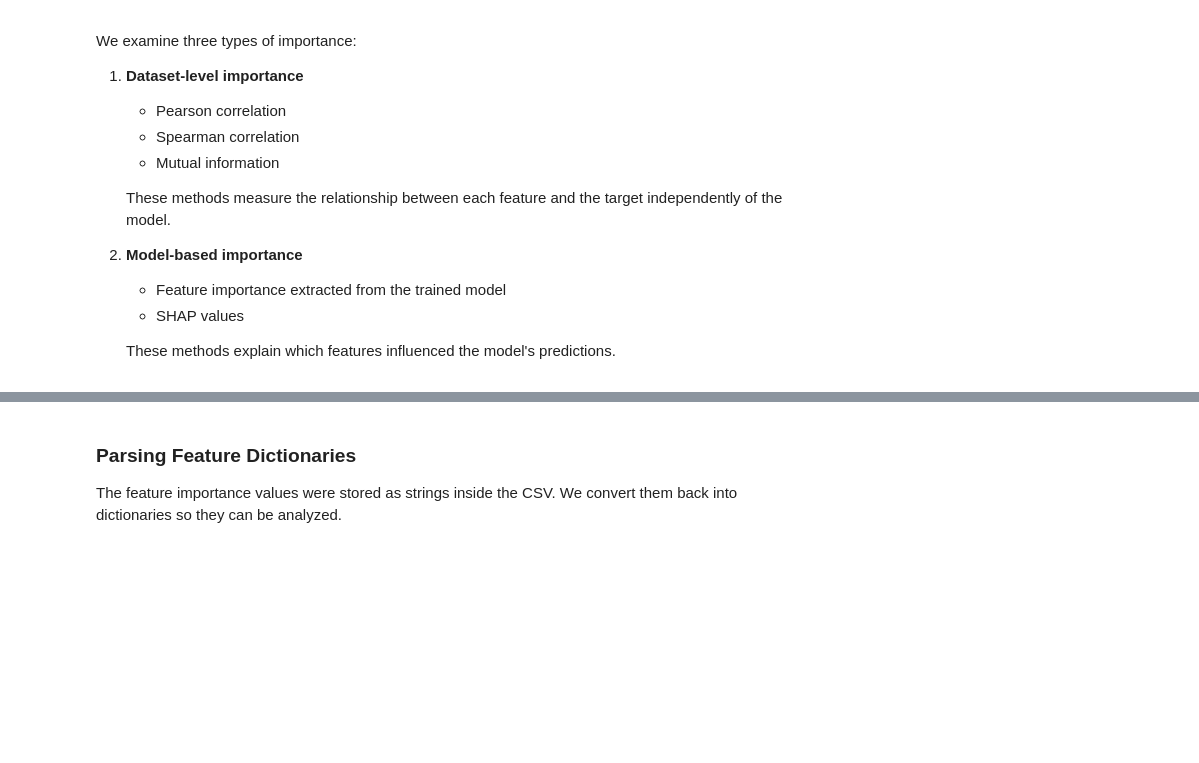
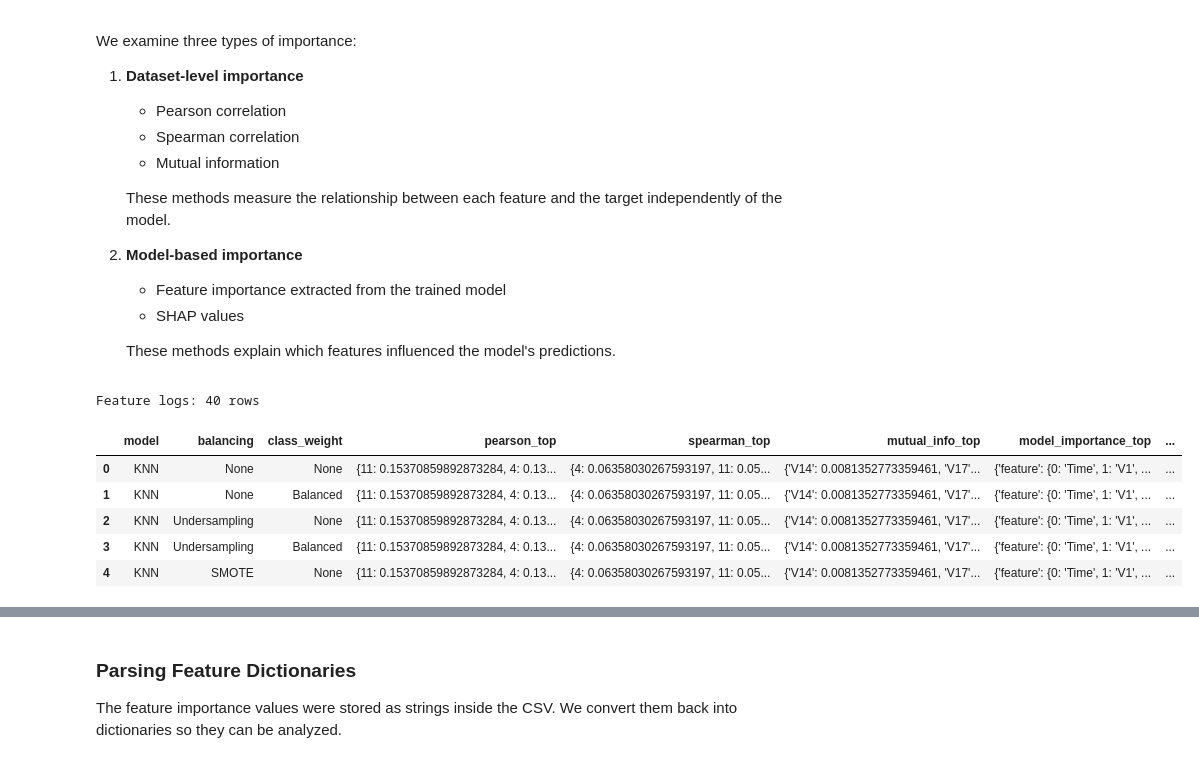
Before and after one commit to DanielKuris/MachineLearningProject, a Jupyter notebook: src/results_analysis/results_experiment1_3.ipynb, the cells around one changed output, grey strips where cells are left out. Drawn from its saved outputs; the diff is of its cells as text; code cells hidden in the pictures; blank space fills up the shorter version.

```diff
--- a/src/results_analysis/results_experiment1_3.ipynb
+++ b/src/results_analysis/results_experiment1_3.ipynb
@@ -398,23 +482,24 @@ We examine three types of importance:
 
    These methods explain which features influenced the model's predictions.
 # %%
-current_path = Path.cwd()
-
-while current_path.name != "FinalProject":
-    current_path = current_path.parent
-
-
-PROJECT_ROOT = current_path
 
 
 features_df = pd.read_csv(
     PROJECT_ROOT / "out" / "Q1_3_features.csv",
     keep_default_na=False
 )
 
 print(f"Feature logs: {len(features_df)} rows")
 
 features_df.head()
+# %% [output]
+Feature logs: 40 rows
+|  | model | balancing | class_weight | pearson_top | spearman_top | mutual_info_top | model_importance_top | ... |
+| 0 | KNN | None | None | {11: 0.15370859892873284, 4: 0.13... | {4: 0.06358030267593197, 11: 0.05... | {'V14': 0.0081352773359461, 'V17'... | {'feature': {0: 'Time', 1: 'V1', ... | ... |
+| 1 | KNN | None | Balanced | {11: 0.15370859892873284, 4: 0.13... | {4: 0.06358030267593197, 11: 0.05... | {'V14': 0.0081352773359461, 'V17'... | {'feature': {0: 'Time', 1: 'V1', ... | ... |
+| 2 | KNN | Undersampling | None | {11: 0.15370859892873284, 4: 0.13... | {4: 0.06358030267593197, 11: 0.05... | {'V14': 0.0081352773359461, 'V17'... | {'feature': {0: 'Time', 1: 'V1', ... | ... |
+| 3 | KNN | Undersampling | Balanced | {11: 0.15370859892873284, 4: 0.13... | {4: 0.06358030267593197, 11: 0.05... | {'V14': 0.0081352773359461, 'V17'... | {'feature': {0: 'Time', 1: 'V1', ... | ... |
+| 4 | KNN | SMOTE | None | {11: 0.15370859892873284, 4: 0.13... | {4: 0.06358030267593197, 11: 0.05... | {'V14': 0.0081352773359461, 'V17'... | {'feature': {0: 'Time', 1: 'V1', ... | ... |
 # %%
 features_df[
     [
```
Also changed, not shown: parts of 25 cells of this notebook, 2 other files.
